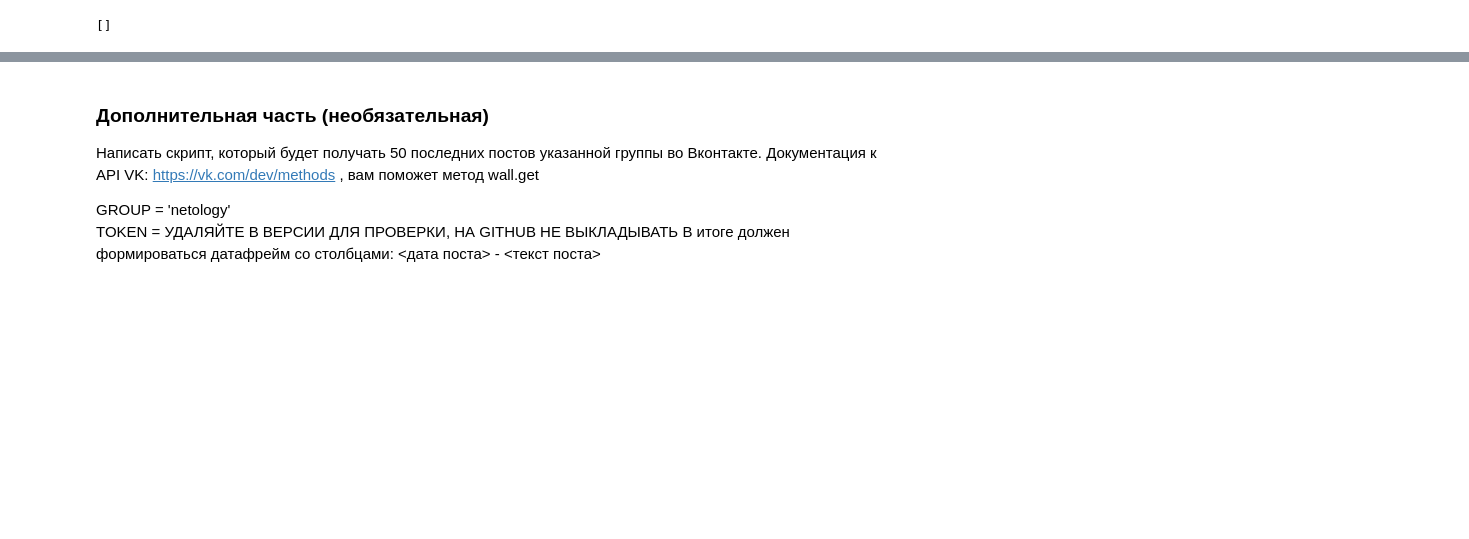
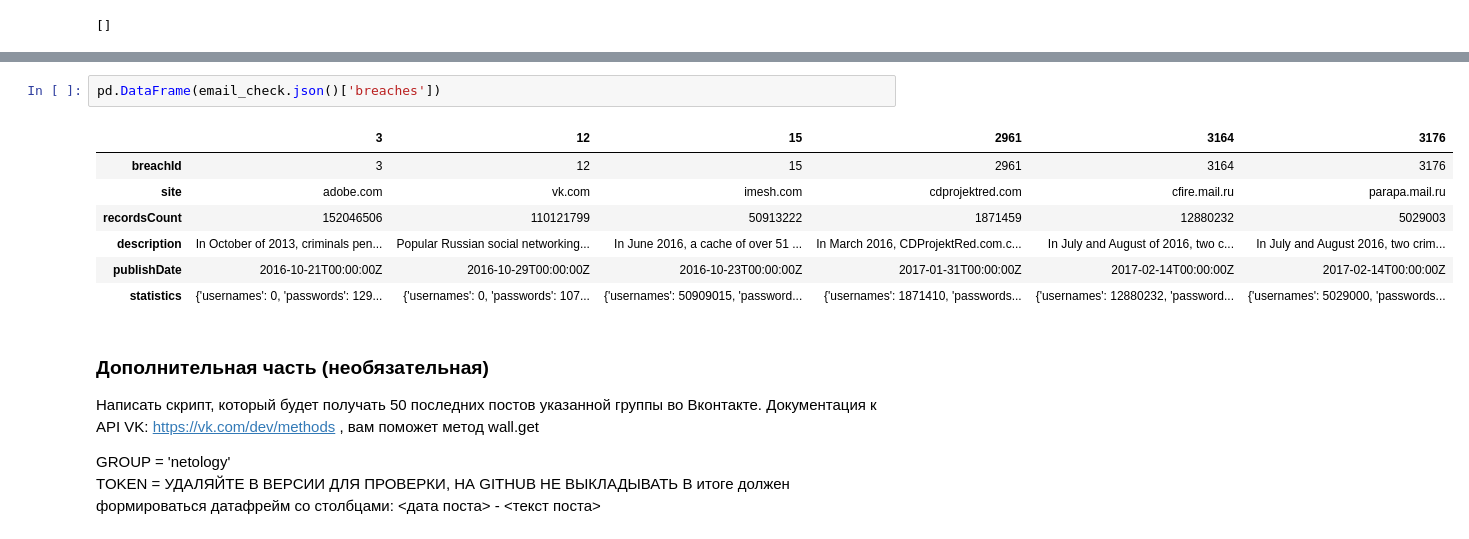
Before and after one commit to SergioMoys/Python_Openbank, a Jupyter notebook: DZ/Number14 - Основы парсинга и работы с API.ipynb, the cells around one changed output, grey strips where cells are left out. Saved outputs shown, nothing was run; the diff lists cells and outputs as text; blank space fills up the shorter version.

```diff
--- a/DZ/Number14 - Основы парсинга и работы с API.ipynb
+++ b/DZ/Number14 - Основы парсинга и работы с API.ipynb
@@ -309,3 +252,13 @@ news_blocks_1
+# %%
+pd.DataFrame(email_check.json()['breaches'])
+# %% [output]
+|  | 3 | 12 | 15 | 2961 | 3164 | 3176 |
+| breachId | 3 | 12 | 15 | 2961 | 3164 | 3176 |
+| site | adobe.com | vk.com | imesh.com | cdprojektred.com | cfire.mail.ru | parapa.mail.ru |
+| recordsCount | 152046506 | 110121799 | 50913222 | 1871459 | 12880232 | 5029003 |
+| description | In October of 2013, criminals pen... | Popular Russian social networking... | In June 2016, a cache of over 51 ... | In March 2016, CDProjektRed.com.c... | In July and August of 2016, two c... | In July and August 2016, two crim... |
+| publishDate | 2016-10-21T00:00:00Z | 2016-10-29T00:00:00Z | 2016-10-23T00:00:00Z | 2017-01-31T00:00:00Z | 2017-02-14T00:00:00Z | 2017-02-14T00:00:00Z |
+| statistics | {'usernames': 0, 'passwords': 129... | {'usernames': 0, 'passwords': 107... | {'usernames': 50909015, 'password... | {'usernames': 1871410, 'passwords... | {'usernames': 12880232, 'password... | {'usernames': 5029000, 'passwords... |
 # %% [markdown]
 ### Дополнительная часть (необязательная)
 
```
Also changed, not shown: parts of 15 cells of this notebook.
